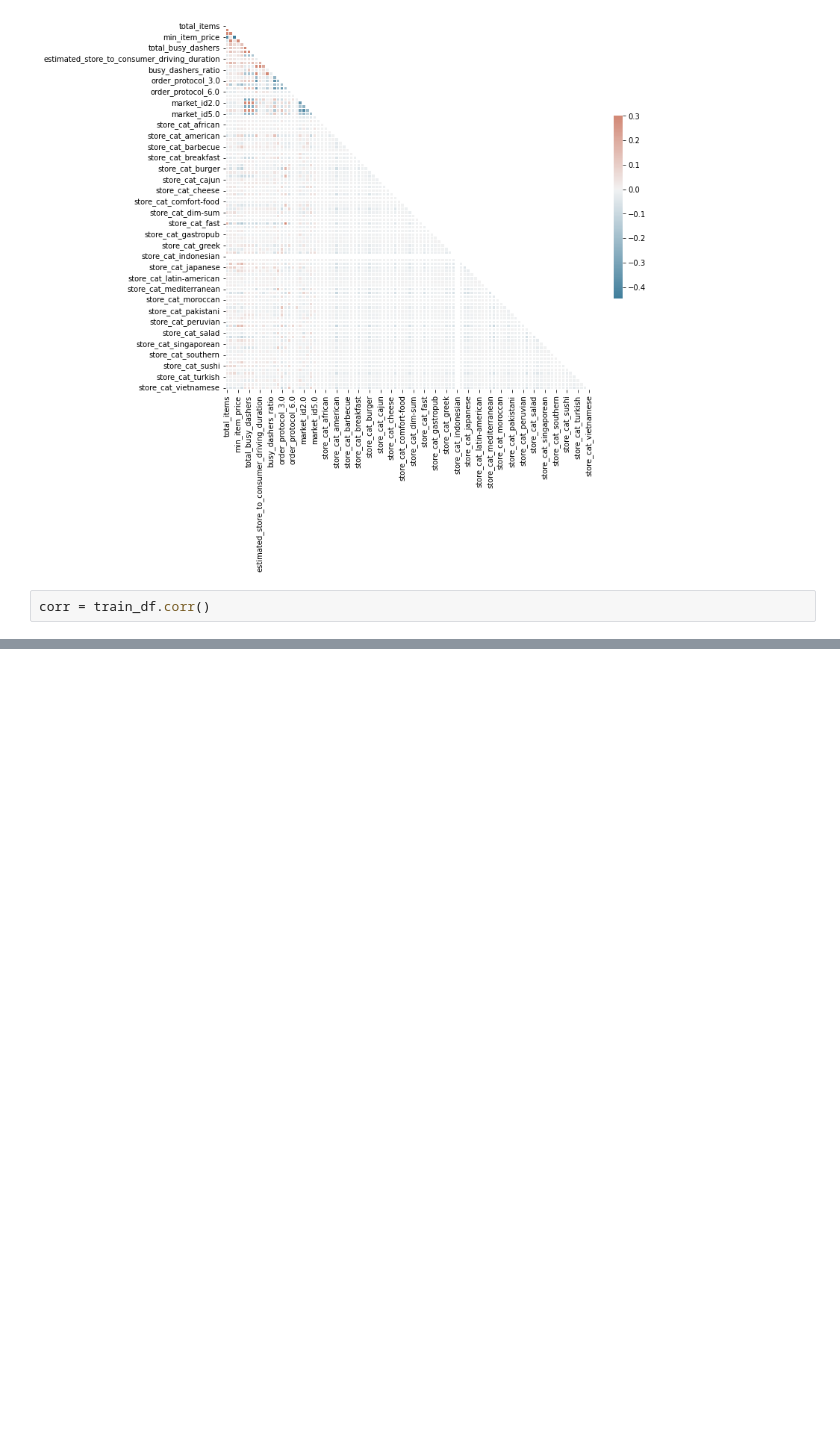
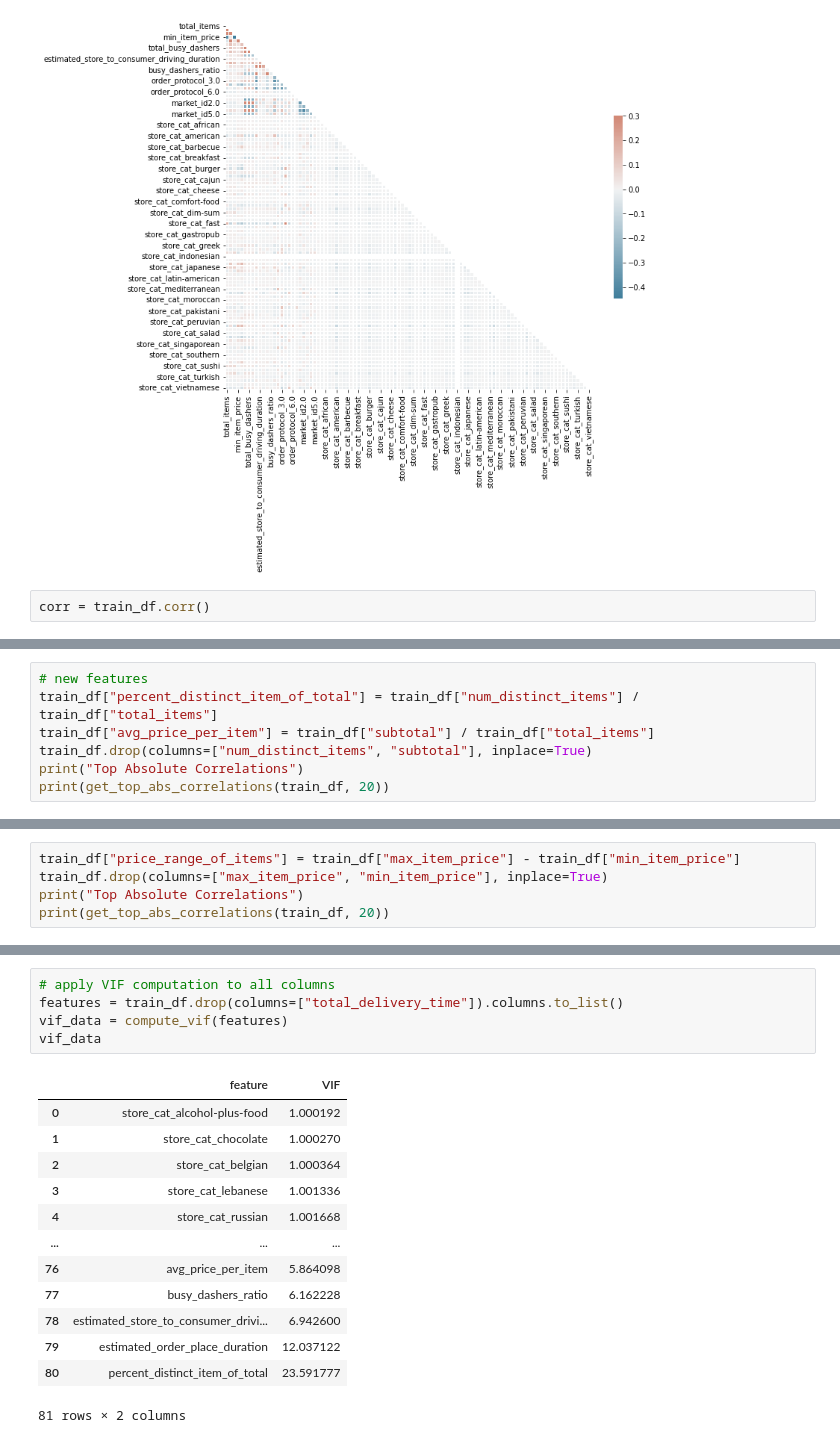
Before and after one commit to khalid23/DoorDash, a Jupyter notebook: DoorDash.ipynb, the cells around one changed output, grey strips where cells are left out. Cells and saved outputs as stored; diff of their text form; blank space fills up the shorter version.

```diff
--- a/DoorDash.ipynb
+++ b/DoorDash.ipynb
@@ -337,0 +478,7 @@ print(mask)
+# %%
+# new features
+train_df["percent_distinct_item_of_total"] = train_df["num_distinct_items"] / train_df["total_items"]
+train_df["avg_price_per_item"] = train_df["subtotal"] / train_df["total_items"]
+train_df.drop(columns=["num_distinct_items", "subtotal"], inplace=True)
+print("Top Absolute Correlations")
+print(get_top_abs_correlations(train_df, 20))
@@ -337,0 +503,5 @@ print(mask)
+# %%
+train_df["price_range_of_items"] = train_df["max_item_price"] - train_df["min_item_price"]
+train_df.drop(columns=["max_item_price", "min_item_price"], inplace=True)
+print("Top Absolute Correlations")
+print(get_top_abs_correlations(train_df, 20))
@@ -337,0 +539,19 @@ print(mask)
+# %%
+# apply VIF computation to all columns
+features = train_df.drop(columns=["total_delivery_time"]).columns.to_list()
+vif_data = compute_vif(features)
+vif_data
+# %% [output]
+|  | feature | VIF |
+| 0 | store_cat_alcohol-plus-food | 1.000192 |
+| 1 | store_cat_chocolate | 1.000270 |
+| 2 | store_cat_belgian | 1.000364 |
+| 3 | store_cat_lebanese | 1.001336 |
+| 4 | store_cat_russian | 1.001668 |
+| ... | ... | ... |
+| 76 | avg_price_per_item | 5.864098 |
+| 77 | busy_dashers_ratio | 6.162228 |
+| 78 | estimated_store_to_consumer_drivi... | 6.942600 |
+| 79 | estimated_order_place_duration | 12.037122 |
+| 80 | percent_distinct_item_of_total | 23.591777 |
+81 rows × 2 columns
```
Also changed, not shown: parts of 21 cells of this notebook.
